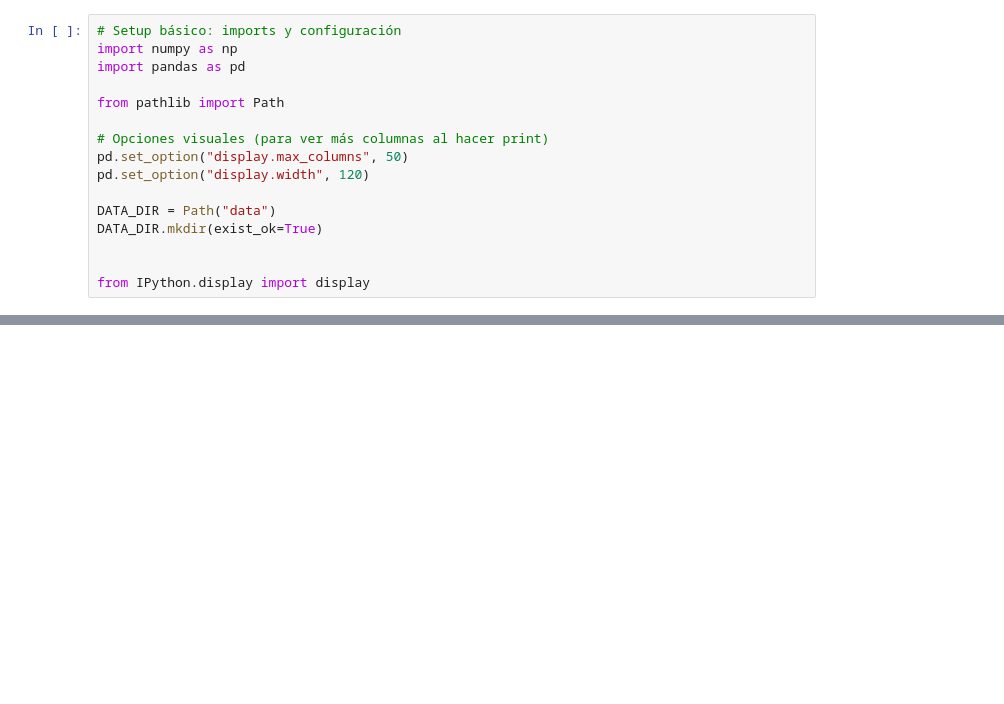
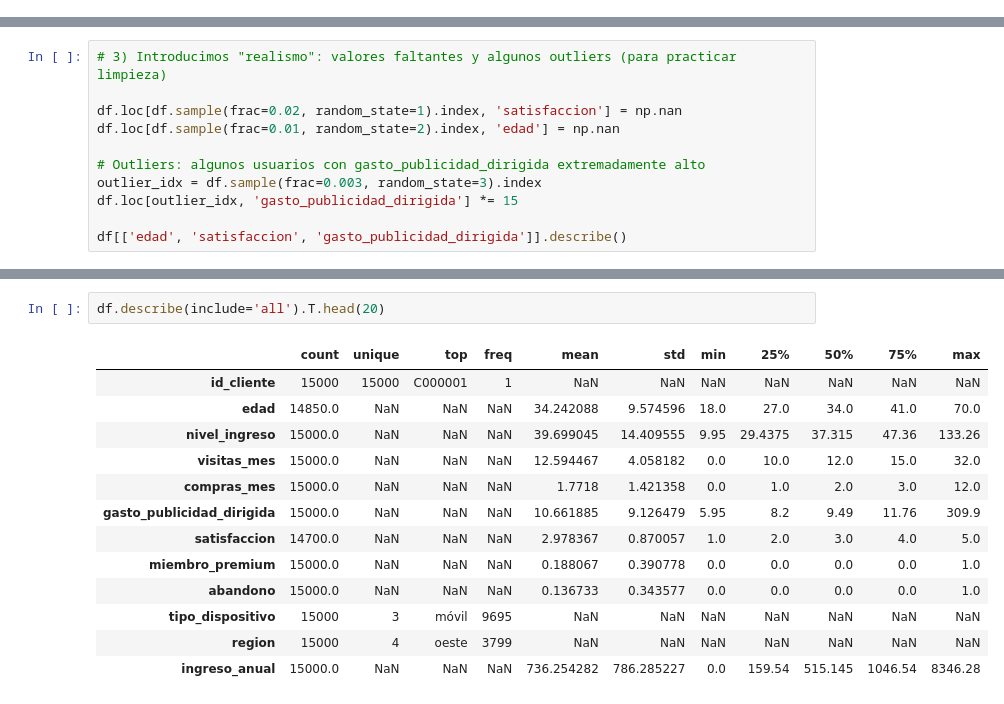
Before and after one commit to ljpiere/tpdata_python, a Jupyter notebook: DA/Sprint8_Webinar24_Practico.ipynb, the cells around one changed output, grey strips where cells are left out. Drawn from its saved outputs; the diff is of its cells as text; blank space fills up the shorter version.

```diff
--- a/DA/Sprint8_Webinar24_Practico.ipynb
+++ b/DA/Sprint8_Webinar24_Practico.ipynb
@@ -186,16 +0,0 @@ Cada fila representa una **transacción** (compra).
-# %%
-# Setup básico: imports y configuración
-import numpy as np
-import pandas as pd
-
-from pathlib import Path
-
-# Opciones visuales (para ver más columnas al hacer print)
-pd.set_option("display.max_columns", 50)
-pd.set_option("display.width", 120)
-
-DATA_DIR = Path("data")
-DATA_DIR.mkdir(exist_ok=True)
-
-
-from IPython.display import display
@@ -692,0 +167,11 @@ En este webinar NO lo vamos a usar para mantener el flujo simple, pero es import
+# %%
+# 3) Introducimos "realismo": valores faltantes y algunos outliers (para practicar limpieza)
+
+df.loc[df.sample(frac=0.02, random_state=1).index, 'satisfaccion'] = np.nan
+df.loc[df.sample(frac=0.01, random_state=2).index, 'edad'] = np.nan
+
+# Outliers: algunos usuarios con gasto_publicidad_dirigida extremadamente alto
+outlier_idx = df.sample(frac=0.003, random_state=3).index
+df.loc[outlier_idx, 'gasto_publicidad_dirigida'] *= 15
+
+df[['edad', 'satisfaccion', 'gasto_publicidad_dirigida']].describe()
@@ -692,0 +248,16 @@ En este webinar NO lo vamos a usar para mantener el flujo simple, pero es import
+# %%
+df.describe(include='all').T.head(20)
+# %% [output]
+|  | count | unique | top | freq | mean | std | min | 25% | 50% | 75% | max |
+| id_cliente | 15000 | 15000 | C000001 | 1 | NaN | NaN | NaN | NaN | NaN | NaN | NaN |
+| edad | 14850.0 | NaN | NaN | NaN | 34.242088 | 9.574596 | 18.0 | 27.0 | 34.0 | 41.0 | 70.0 |
+| nivel_ingreso | 15000.0 | NaN | NaN | NaN | 39.699045 | 14.409555 | 9.95 | 29.4375 | 37.315 | 47.36 | 133.26 |
+| visitas_mes | 15000.0 | NaN | NaN | NaN | 12.594467 | 4.058182 | 0.0 | 10.0 | 12.0 | 15.0 | 32.0 |
+| compras_mes | 15000.0 | NaN | NaN | NaN | 1.7718 | 1.421358 | 0.0 | 1.0 | 2.0 | 3.0 | 12.0 |
+| gasto_publicidad_dirigida | 15000.0 | NaN | NaN | NaN | 10.661885 | 9.126479 | 5.95 | 8.2 | 9.49 | 11.76 | 309.9 |
+| satisfaccion | 14700.0 | NaN | NaN | NaN | 2.978367 | 0.870057 | 1.0 | 2.0 | 3.0 | 4.0 | 5.0 |
+| miembro_premium | 15000.0 | NaN | NaN | NaN | 0.188067 | 0.390778 | 0.0 | 0.0 | 0.0 | 0.0 | 1.0 |
+| abandono | 15000.0 | NaN | NaN | NaN | 0.136733 | 0.343577 | 0.0 | 0.0 | 0.0 | 0.0 | 1.0 |
+| tipo_dispositivo | 15000 | 3 | móvil | 9695 | NaN | NaN | NaN | NaN | NaN | NaN | NaN |
+| region | 15000 | 4 | oeste | 3799 | NaN | NaN | NaN | NaN | NaN | NaN | NaN |
+| ingreso_anual | 15000.0 | NaN | NaN | NaN | 736.254282 | 786.285227 | 0.0 | 159.54 | 515.145 | 1046.54 | 8346.28 |
```
Also changed, not shown: parts of 79 cells of this notebook, 1 other file.
